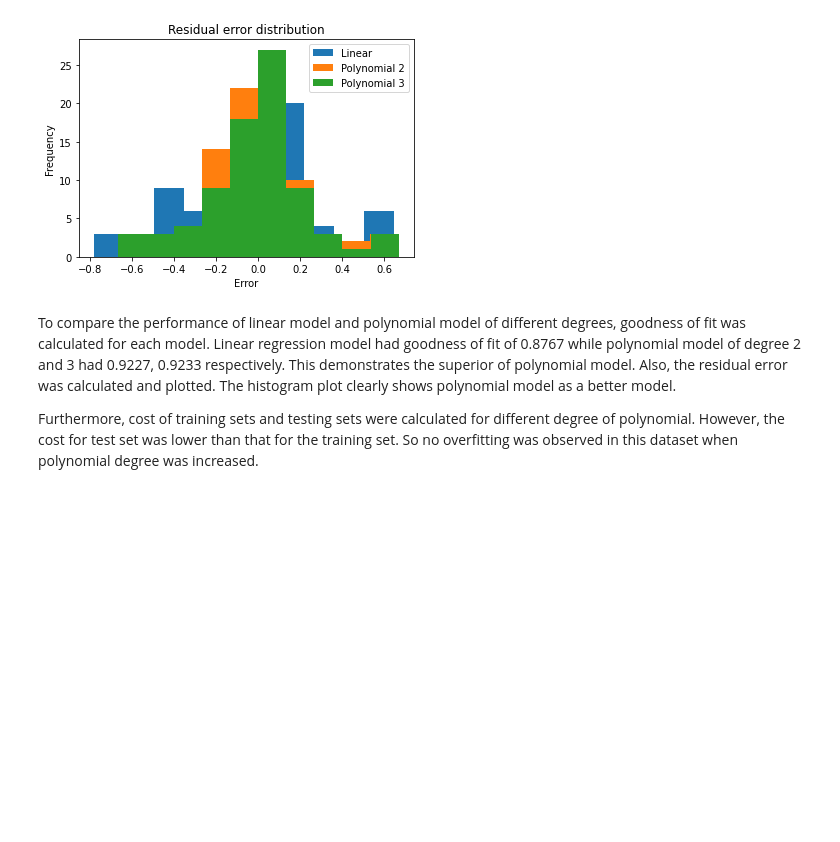
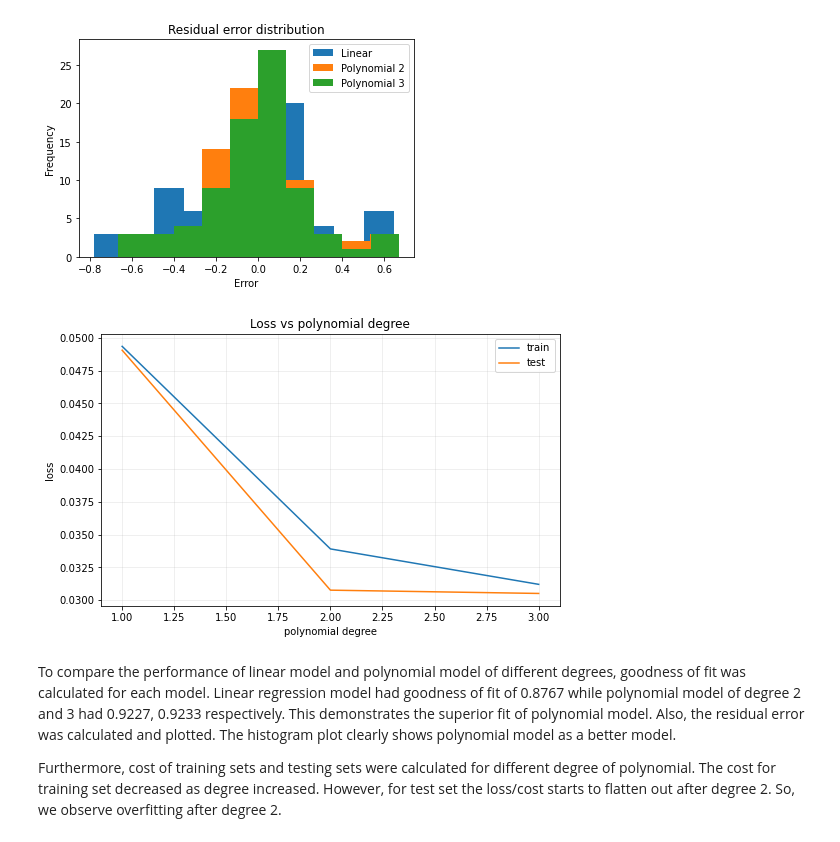
Before and after one commit to sunsun101/ML, a Jupyter notebook: Lab-02/02-Nonlinear Regression and Overfitting/02-Nonlinear Regression and Overfitting.ipynb, the cells around one changed output. Cells and saved outputs as stored; diff of their text form; code cells hidden in the pictures; blank space fills up the shorter version.

```diff
--- a/Lab-02/02-Nonlinear Regression and Overfitting/02-Nonlinear Regression and Overfitting.ipynb
+++ b/Lab-02/02-Nonlinear Regression and Overfitting/02-Nonlinear Regression and Overfitting.ipynb
@@ -1384,8 +1384,46 @@ plt.legend()
 plt.show()
 # %% [output]
 [figure]
+# %%
+# To plot loss vs polynomial degree
+max_degree = 3
+
+J_train = np.zeros(max_degree)
+J_test = np.zeros(max_degree)
+
+# Initalize plots for predictions and loss
+fig, ax = plt.subplots(1,1)
+fig.set_figheight(5)
+fig.set_figwidth(20)
+fig.subplots_adjust(left=.2, bottom=None, right=None, top=None, wspace=.2, hspace=.2)
+plt1 = plt.subplot(1,2,1)
+
+for i in range(1, max_degree+1):
+    # Fit model on training data and get cost for training and test data
+    Xi_train = x_polynomial(X_train, i)
+    Xi_test = x_polynomial(X_test, i);
+    theta = regression(Xi_train, y_train)
+    J_train[i-1] = cost(theta, Xi_train, y_train)
+    y_pred_test = h(Xi_test, theta)
+    J_test[i-1] = cost(theta, Xi_test, y_test)
+
+    # Plot
+    x_series = np.linspace(min(Xi_test[:,1])-1, max(Xi_test[:,1])+1, 1000)
+    y_series = get_predictions(x_series, theta)
+
+plt1.plot(np.arange(1, max_degree + 1, 1), J_train, '-', label='train')
+plt1.plot(np.arange(1, max_degree + 1, 1), J_test, '-', label='test')
+plt1.set_title('Loss vs polynomial degree')
+plt1.set_xlabel('polynomial degree')
+plt1.set_ylabel('loss')
+plt1.grid(axis='both', alpha=.25)
+plt1.legend()
+
+plt.show()
+# %% [output]
+[figure, added]
 # %% [markdown]
-To compare the performance of linear model and polynomial model of different degrees, goodness of fit was calculated for each model. Linear regression model had goodness of fit of 0.8767 while polynomial model of degree 2 and 3 had 0.9227, 0.9233 respectively. This demonstrates the superior of polynomial model.
+To compare the performance of linear model and polynomial model of different degrees, goodness of fit was calculated for each model. Linear regression model had goodness of fit of 0.8767 while polynomial model of degree 2 and 3 had 0.9227, 0.9233 respectively. This demonstrates the superior fit of polynomial model.
 Also, the residual error was calculated and plotted. The histogram plot clearly shows polynomial model as a better model.
 
-Furthermore, cost of training sets and testing sets were calculated for different degree of polynomial. However, the cost for test set was lower than that for the training set. So no overfitting was observed in this dataset when polynomial degree was increased.
+Furthermore, cost of training sets and testing sets were calculated for different degree of polynomial. The cost for training set decreased as degree increased. However, for test set the loss/cost starts to flatten out after degree 2. So, we observe overfitting after degree 2.
```
